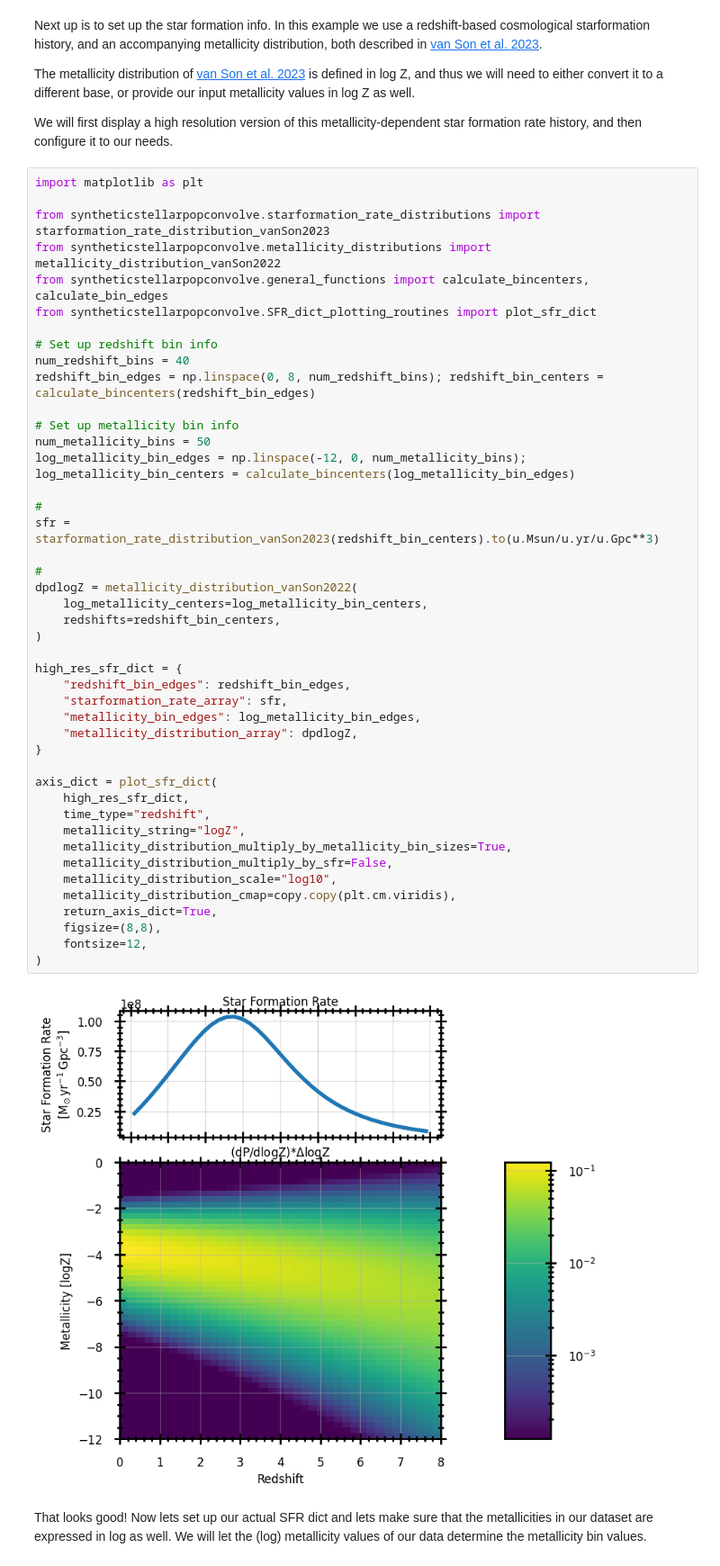
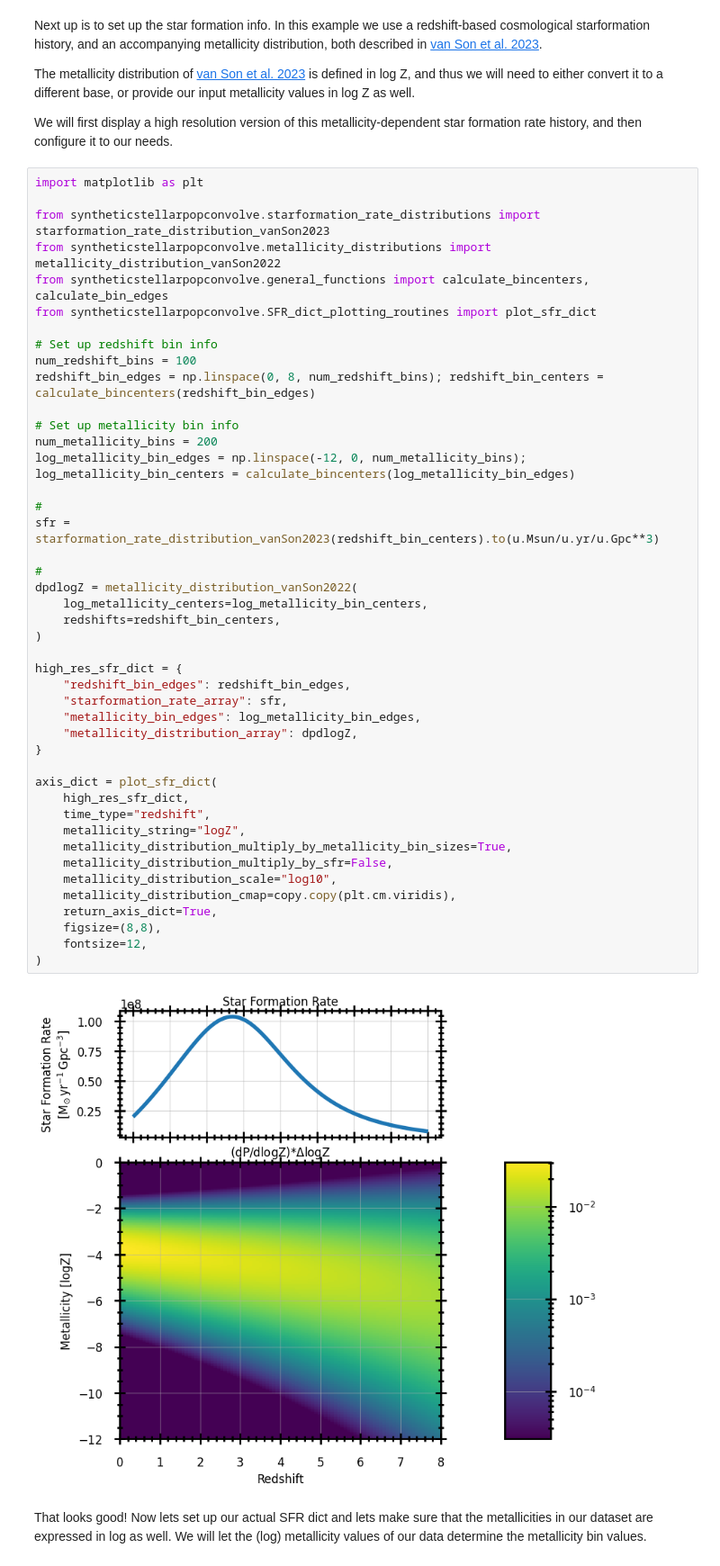
Before and after one commit to FloorBroekgaarden/growl-syntheticstellarpopconvolve, a Jupyter notebook: examples/notebook_example_GW_merger_rate_density.ipynb, the cells around one changed output. Shown at 90% size. Saved outputs shown, nothing was run; the diff lists cells and outputs as text.

```diff
--- a/examples/notebook_example_GW_merger_rate_density.ipynb
+++ b/examples/notebook_example_GW_merger_rate_density.ipynb
@@ -76,43 +75,43 @@ from syntheticstellarpopconvolve.general_functions import calculate_bincenters,
 from syntheticstellarpopconvolve.SFR_dict_plotting_routines import plot_sfr_dict
 
 # Set up redshift bin info
-num_redshift_bins = 40
+num_redshift_bins = 100
 redshift_bin_edges = np.linspace(0, 8, num_redshift_bins); redshift_bin_centers = calculate_bincenters(redshift_bin_edges)
 
 # Set up metallicity bin info
-num_metallicity_bins = 50
+num_metallicity_bins = 200
 log_metallicity_bin_edges = np.linspace(-12, 0, num_metallicity_bins); log_metallicity_bin_centers = calculate_bincenters(log_metallicity_bin_edges)
 
 #
 sfr = starformation_rate_distribution_vanSon2023(redshift_bin_centers).to(u.Msun/u.yr/u.Gpc**3)
 
 #
 dpdlogZ = metallicity_distribution_vanSon2022(
     log_metallicity_centers=log_metallicity_bin_centers,
     redshifts=redshift_bin_centers,
 )
 
 high_res_sfr_dict = {
     "redshift_bin_edges": redshift_bin_edges,
     "starformation_rate_array": sfr,
     "metallicity_bin_edges": log_metallicity_bin_edges,
     "metallicity_distribution_array": dpdlogZ,
 }
 
 axis_dict = plot_sfr_dict(
     high_res_sfr_dict,
     time_type="redshift",
     metallicity_string="logZ",
     metallicity_distribution_multiply_by_metallicity_bin_sizes=True,
     metallicity_distribution_multiply_by_sfr=False,
     metallicity_distribution_scale="log10",
     metallicity_distribution_cmap=copy.copy(plt.cm.viridis),
     return_axis_dict=True,
     figsize=(8,8),
     fontsize=12,
 )
 # %% [output]
-[figure, old version]
+[figure, new version]
 # %% [markdown]
 That looks good! Now lets set up our actual SFR dict and lets make sure that the metallicities in our dataset are expressed in log as well. We will let the (log) metallicity values of our data determine the metallicity bin values.
 # %%
```
Also changed, not shown: parts of 3 cells of this notebook, 1 other file.
